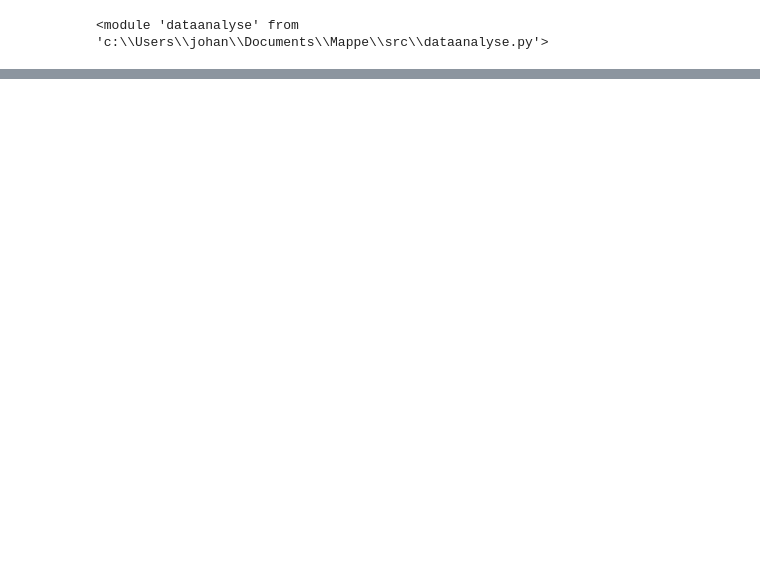
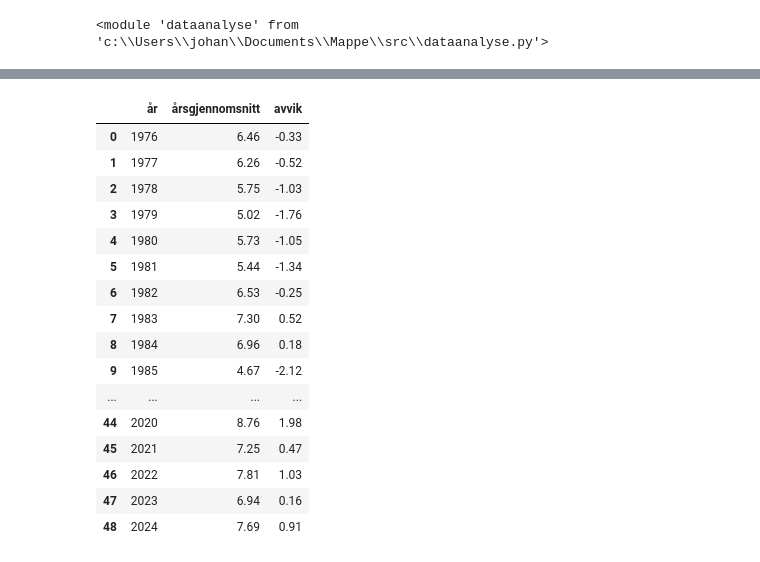
Before and after one commit to idunnbh/Mappe, a Jupyter notebook: notebooks/dataanalyse.ipynb, the cells around one changed output, grey strips where cells are left out. Drawn from its saved outputs; the diff is of its cells as text; code cells hidden in the pictures; blank space fills up the shorter version.

```diff
--- a/notebooks/dataanalyse.ipynb
+++ b/notebooks/dataanalyse.ipynb
@@ -10,0 +91,6 @@ importlib.reload(dataanalyse)
+# %%
+# Gjenomsnittet for hvert tiår
+årlig_snitt['tiår'] = (årlig_snitt['år'] // 10) * 10
+tiårs_snitt = årlig_snitt.groupby('tiår')['årsgjennomsnitt'].mean().reset_index()
+
+display(tiårs_snitt.round(2))
@@ -10,0 +105,24 @@ importlib.reload(dataanalyse)
+# %%
+# Temperaturavvik per år
+total_snitt = årlig_snitt['årsgjennomsnitt'].mean()
+årlig_snitt['avvik'] = årlig_snitt['årsgjennomsnitt'] - total_snitt
+
+display(årlig_snitt[['år', 'årsgjennomsnitt', 'avvik']].round(2))
+# %% [output]
+|  | år | årsgjennomsnitt | avvik |
+| 0 | 1976 | 6.46 | -0.33 |
+| 1 | 1977 | 6.26 | -0.52 |
+| 2 | 1978 | 5.75 | -1.03 |
+| 3 | 1979 | 5.02 | -1.76 |
+| 4 | 1980 | 5.73 | -1.05 |
+| 5 | 1981 | 5.44 | -1.34 |
+| 6 | 1982 | 6.53 | -0.25 |
+| 7 | 1983 | 7.30 | 0.52 |
+| 8 | 1984 | 6.96 | 0.18 |
+| 9 | 1985 | 4.67 | -2.12 |
+| ... | ... | ... | ... |
+| 44 | 2020 | 8.76 | 1.98 |
+| 45 | 2021 | 7.25 | 0.47 |
+| 46 | 2022 | 7.81 | 1.03 |
+| 47 | 2023 | 6.94 | 0.16 |
+| 48 | 2024 | 7.69 | 0.91 |
```
Also changed, not shown: parts of 14 cells of this notebook, 1 other file.
